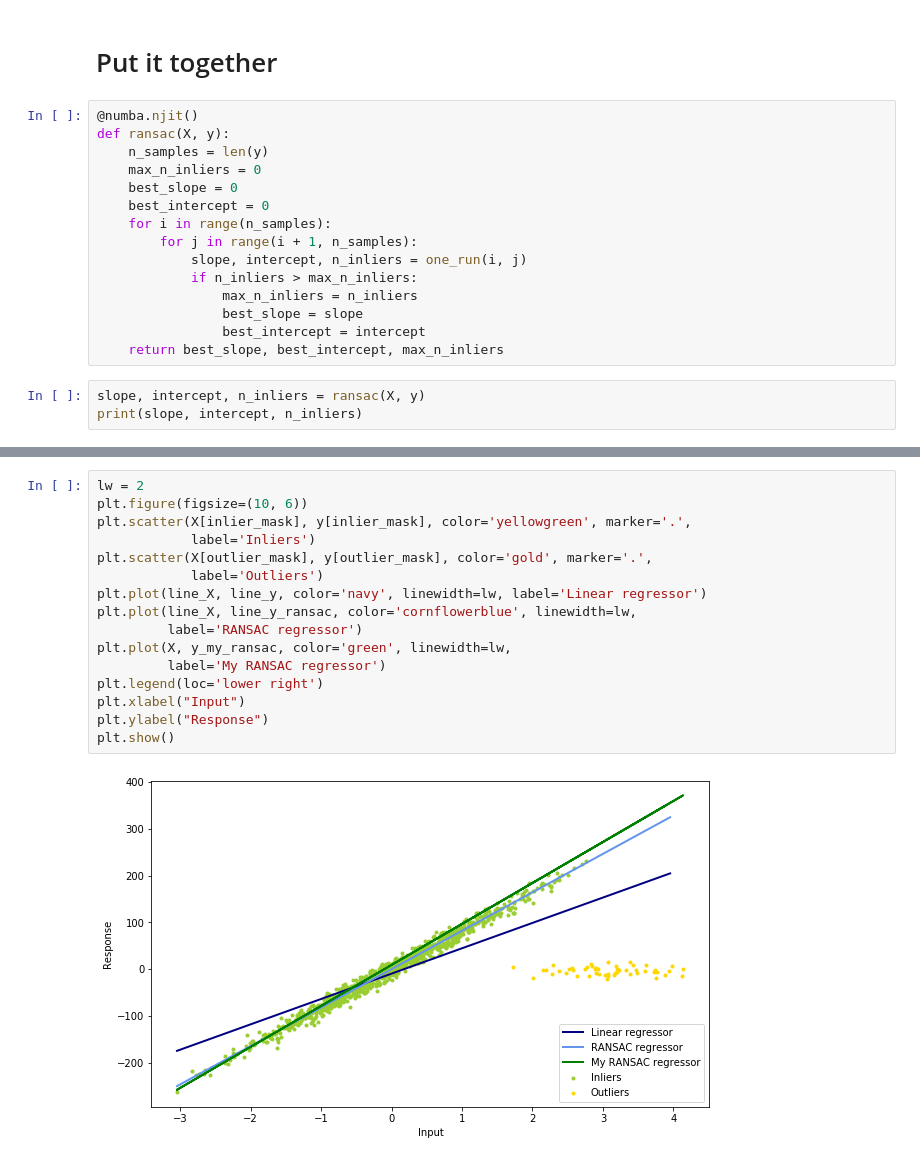
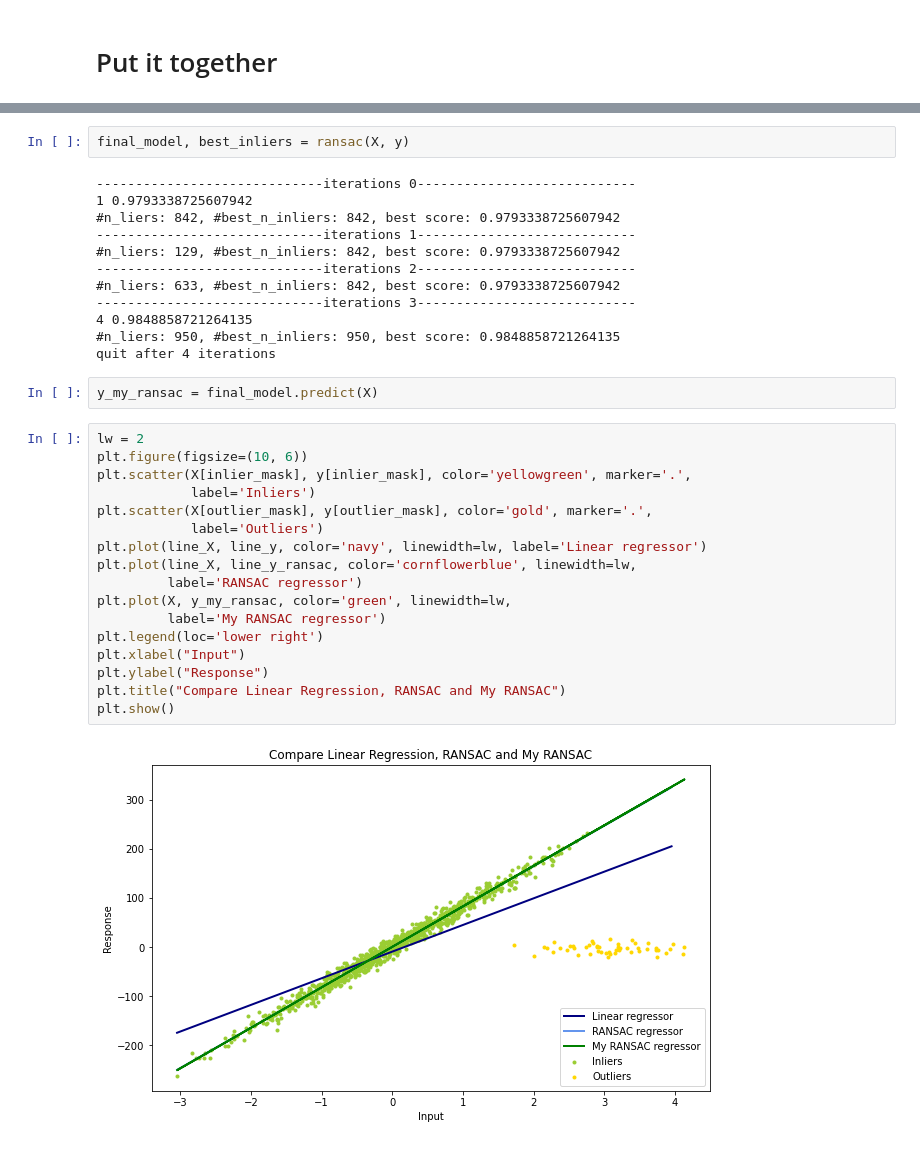
Before and after one commit to EricWebsmith/machine_learning_from_scrach, a Jupyter notebook: ransac.ipynb, the cells around one changed output, grey strips where cells are left out. Cells and saved outputs as stored; diff of their text form.

Commit message:
RANSAC

```diff
--- a/ransac.ipynb
+++ b/ransac.ipynb
@@ -141,20 +159,2 @@ Slope: 87.42882074717447, Intercept: -2.2013221925125954, and #Inliers: 950
 # %% [markdown]
 # Put it together
-# %%
-@numba.njit()
-def ransac(X, y):
-    n_samples = len(y)
-    max_n_inliers = 0
-    best_slope = 0
-    best_intercept = 0
-    for i in range(n_samples):
-        for j in range(i + 1, n_samples):
-            slope, intercept, n_inliers = one_run(i, j)
-            if n_inliers > max_n_inliers:
-                max_n_inliers = n_inliers
-                best_slope = slope
-                best_intercept = intercept
-    return best_slope, best_intercept, max_n_inliers
-# %%
-slope, intercept, n_inliers = ransac(X, y)
-print(slope, intercept, n_inliers)
@@ -165,18 +260,35 @@ y_my_ransac = slope * X[:,0] + intercept
+# %%
+final_model, best_inliers = ransac(X, y)
+# %% [output]
+-----------------------------iterations 0----------------------------
+1 0.9793338725607942
+#n_liers: 842, #best_n_inliers: 842, best score: 0.9793338725607942
+-----------------------------iterations 1----------------------------
+#n_liers: 129, #best_n_inliers: 842, best score: 0.9793338725607942
+-----------------------------iterations 2----------------------------
+#n_liers: 633, #best_n_inliers: 842, best score: 0.9793338725607942
+-----------------------------iterations 3----------------------------
+4 0.9848858721264135
+#n_liers: 950, #best_n_inliers: 950, best score: 0.9848858721264135
+quit after 4 iterations
+# %%
+y_my_ransac = final_model.predict(X)
 # %%
 lw = 2
 plt.figure(figsize=(10, 6))
 plt.scatter(X[inlier_mask], y[inlier_mask], color='yellowgreen', marker='.',
             label='Inliers')
 plt.scatter(X[outlier_mask], y[outlier_mask], color='gold', marker='.',
             label='Outliers')
 plt.plot(line_X, line_y, color='navy', linewidth=lw, label='Linear regressor')
 plt.plot(line_X, line_y_ransac, color='cornflowerblue', linewidth=lw,
          label='RANSAC regressor')
 plt.plot(X, y_my_ransac, color='green', linewidth=lw,
          label='My RANSAC regressor')
 plt.legend(loc='lower right')
 plt.xlabel("Input")
 plt.ylabel("Response")
+plt.title("Compare Linear Regression, RANSAC and My RANSAC")
 plt.show()
 # %% [output]
-[figure, old version]
+[figure, new version]
```
Also changed, not shown: parts of 18 cells of this notebook.
